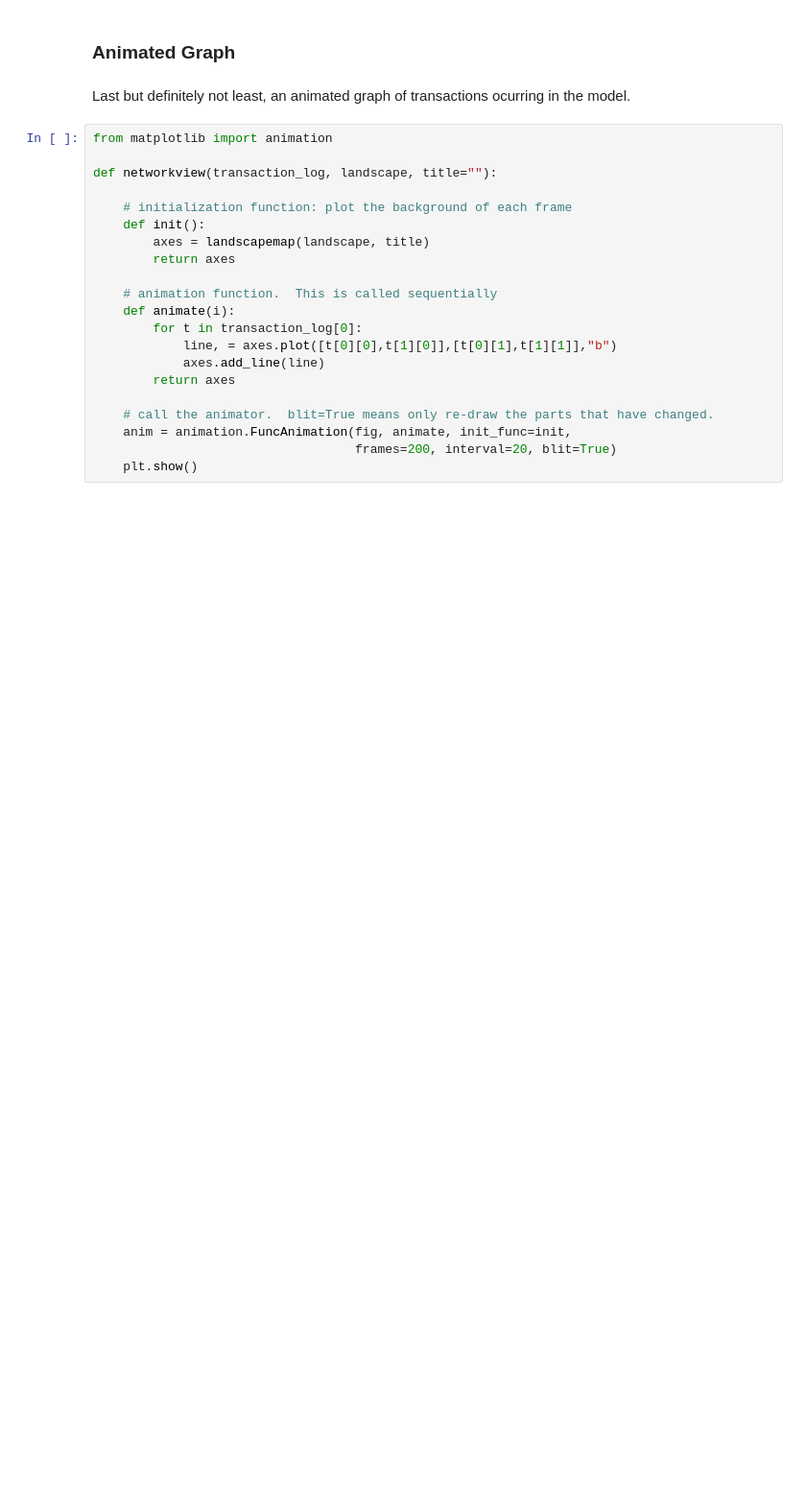
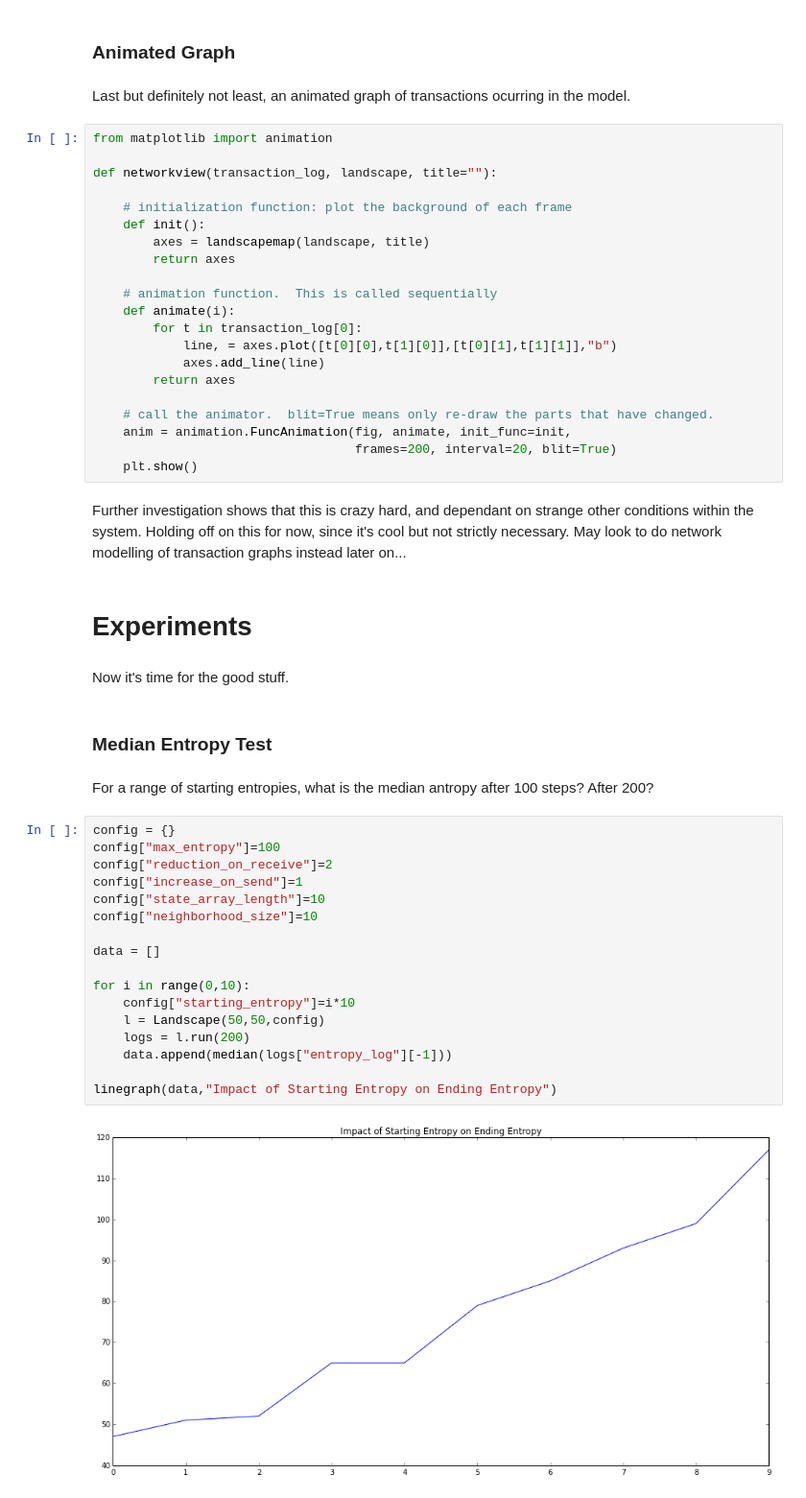
Before and after one commit to davidgljay/relmodels, a Jupyter notebook: Relnetwork 1.0.ipynb, the cells around one changed output. Shown at 96% size. Drawn from its saved outputs; the diff is of its cells as text; blank space fills up the shorter version.

Commit message:
Begin experiments with model, identify interesting emergent system @ density of 30.

```diff
--- a/Relnetwork 1.0.ipynb
+++ b/Relnetwork 1.0.ipynb
@@ -304,3 +305,32 @@ def networkview(transaction_log, landscape, title=""):
     anim = animation.FuncAnimation(fig, animate, init_func=init,
                                    frames=200, interval=20, blit=True)
     plt.show()
+# %% [markdown]
+Further investigation shows that this is crazy hard, and dependant on strange other conditions within the system. Holding off on this for now, since it's cool but not strictly necessary. May look to do network modelling of transaction graphs instead later on...
+# %% [markdown]
+# Experiments
+# %% [markdown]
+Now it's time for the good stuff.
+# %% [markdown]
+### Median Entropy Test
+# %% [markdown]
+For a range of starting entropies, what is the median antropy after 100 steps? After 200?
+# %%
+config = {}
+config["max_entropy"]=100
+config["reduction_on_receive"]=2
+config["increase_on_send"]=1
+config["state_array_length"]=10
+config["neighborhood_size"]=10
+
+data = []
+
+for i in range(0,10):
+    config["starting_entropy"]=i*10
+    l = Landscape(50,50,config)
+    logs = l.run(200)
+    data.append(median(logs["entropy_log"][-1]))
+
+linegraph(data,"Impact of Starting Entropy on Ending Entropy")
+# %% [output]
+[figure, added]
```
Also changed, not shown: parts of 9 cells of this notebook.
